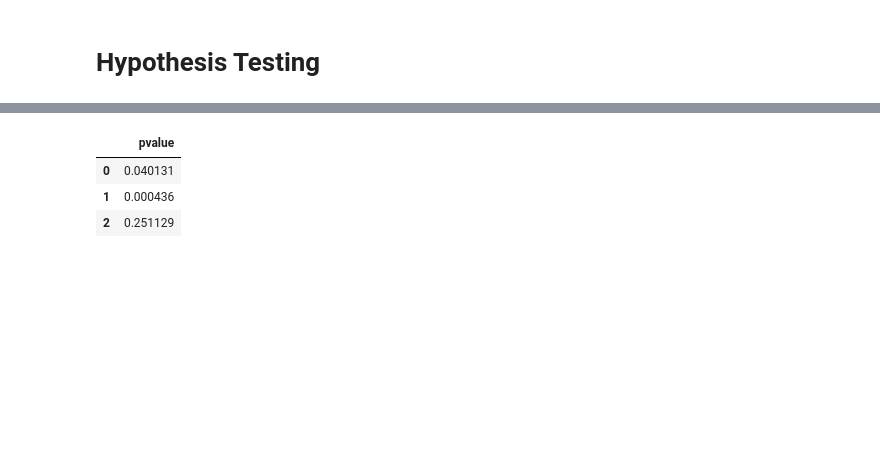
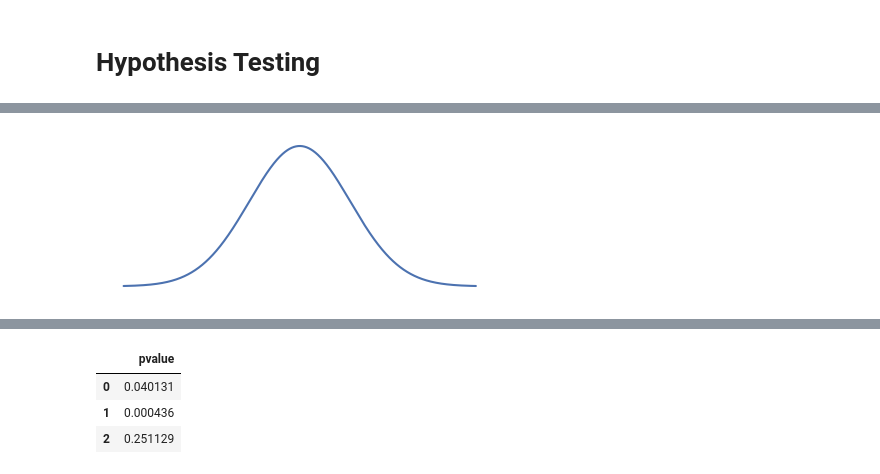
Before and after one commit to ds-102/ds-102-book, a Jupyter notebook: ds-102-book/content/chapters/01/02_hypothesis_testing.ipynb, the cells around one changed output, grey strips where cells are left out. Drawn from its saved outputs; the diff is of its cells as text; code cells hidden in the pictures; blank space fills up the shorter version.

```diff
--- a/ds-102-book/content/chapters/01/02_hypothesis_testing.ipynb
+++ b/ds-102-book/content/chapters/01/02_hypothesis_testing.ipynb
@@ -41,0 +60,9 @@ Here are some important notes about conventions and vocabulary:
+# %%
+f, ax = plt.subplots(1, 1, figsize=(5, 2))
+x = np.linspace(-3.5, 3.5, 1000)
+y = stats.norm.pdf(x)
+ax.axis([-3.5, 3.5, -0.05, 0.41])
+ax.axis('off')
+ax.plot(x, y);
+# %% [output]
+[figure, added]
```
Also changed, not shown: parts of 22 cells of this notebook, 4 other files.
